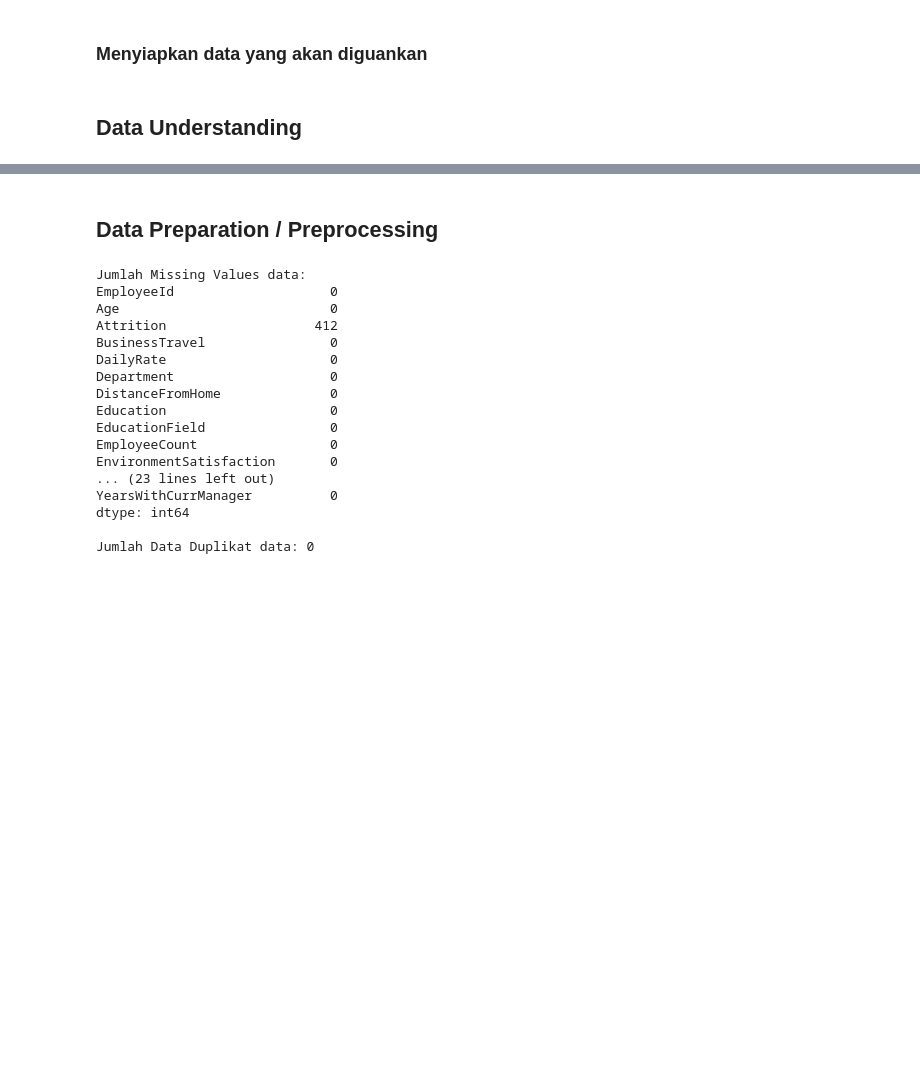
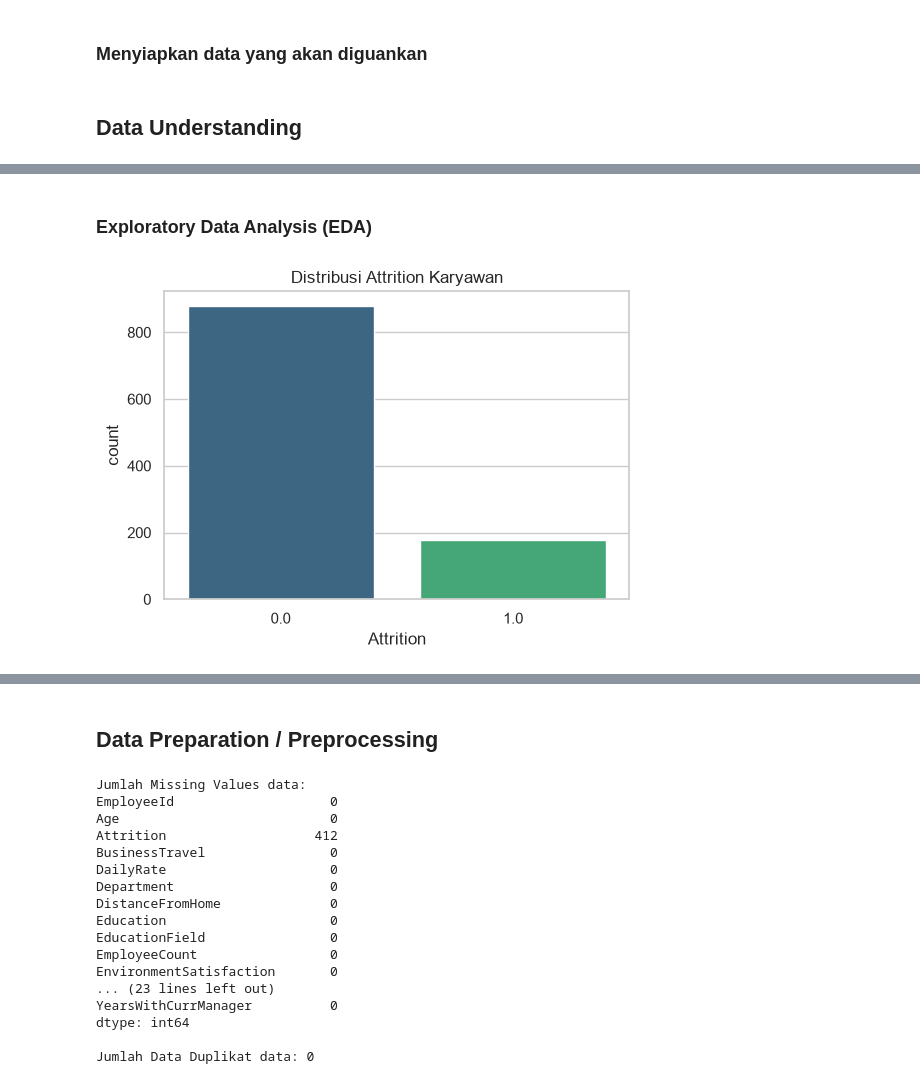
Before and after one commit to dzikri007/Summer-Project-Data-Science, a Jupyter notebook: Submission Pertama Menyelesaikan Permasalahan Human Resources/notebook.ipynb, the cells around one changed output, grey strips where cells are left out. Saved outputs shown, nothing was run; the diff lists cells and outputs as text; code cells hidden in the pictures; blank space fills up the shorter version.

Commit message:
feat: initialize notebook for Edutech human resources analysis project

```diff
--- a/Submission Pertama Menyelesaikan Permasalahan Human Resources/notebook.ipynb
+++ b/Submission Pertama Menyelesaikan Permasalahan Human Resources/notebook.ipynb
@@ -45,0 +57,14 @@ Data Employee:
+# %% [markdown]
+### Exploratory Data Analysis (EDA)
+# %%
+# Setup visualisasi
+sns.set_theme(style="whitegrid")
+plt.rcParams['figure.figsize'] = (10, 6)
+
+# 1. Distribusi Attrition (Target Variable)
+plt.figure(figsize=(6,4))
+sns.countplot(data=data, x='Attrition', palette='viridis')
+plt.title('Distribusi Attrition Karyawan')
+plt.show()
+# %% [output]
+[figure, added]
```
Also changed, not shown: parts of 5 cells of this notebook.
